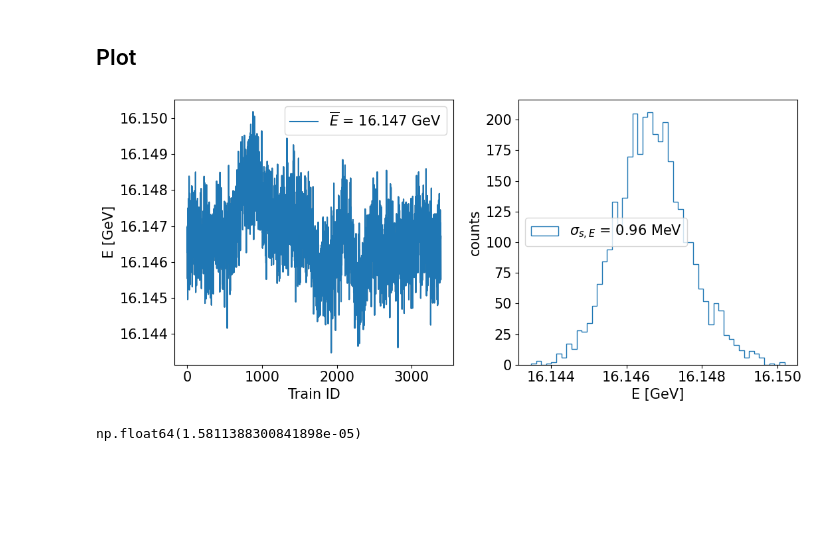
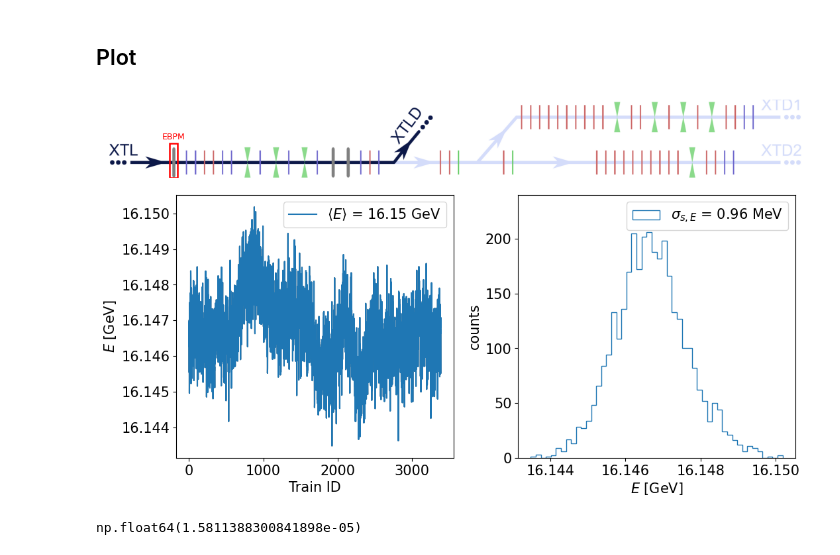
Before and after one commit to MarinDeniaud/luxe-backgrounds, a Jupyter notebook: 06_analysis/jupyter_notebooks/06_EUXFEL_Energy.ipynb, the cells around one changed output. Drawn from its saved outputs; the diff is of its cells as text; code cells hidden in the pictures; blank space fills up the shorter version.

```diff
--- a/06_analysis/jupyter_notebooks/06_EUXFEL_Energy.ipynb
+++ b/06_analysis/jupyter_notebooks/06_EUXFEL_Energy.ipynb
@@ -16,7 +19,7 @@ initializing ocelot...
 # %% [markdown]
 ### Date and save prefix
 # %%
-date = "2026_06_02"
+date = "2026_07_07"
 save_name_prefix = "jupyter_notebooks/plots/EUXFEL/Energy/" + date + "_EuXFEL_plot"
 # %% [markdown]
 ### Load file
@@ -36,30 +39,41 @@ def plotOneHist(ax, df_reduced, coord='X', label="x", unit=r"$\rm \mu m$", minCu
     ax.hist(X_cut, bins=nbins, histtype='step', color='C0',
             label=r"$\sigma_{{s,{}}}$ = {:.2f} {}".format(label, _np.std(X_cut* 1e3), 'MeV'))
     ax.set_ylabel("counts")
-    ax.set_xlabel("{} [{}]".format(label, unit))
+    ax.set_xlabel(r"${}$ [{}]".format(label, unit))
     ax.legend()
+    ax.set_ylim([0, 240])
+
+def addDrawing(axes=[0, 0.9, 1, 0.23]):
+    img = convert_from_path("../../../Drawings/XS1_diag_XTLD.pdf", dpi=300)[0]
+    arrow_xy=[235, 172, 30, 135]
+    ax_pdf = _plt.gcf().add_axes(axes)
+    ax_pdf.imshow(img)
+    ax_pdf.axis('off')
+    arrow = _patch.Rectangle((arrow_xy[0], arrow_xy[1]), arrow_xy[2], arrow_xy[3], lw=1.8, fill=False, color='r')
+    ax_pdf.add_patch(arrow)
+    ax_pdf.text(arrow_xy[0]+arrow_xy[2]/2, arrow_xy[1]-9, 'EBPM', color='r', ha='center', va='bottom', fontsize=9)
 # %%
-import matplotlib.ticker as mtick
 minCut=None
 maxCut=None
 df_reduced = BPMData.reduceDFbyBPMTrainBunchByIndex(bpms="BPMA.1873.TL", trains=None, bunches=91)
 xlabel = 'Train ID'
 slist = df_reduced.index.get_level_values('TrainID')
 slist -= slist[0]
 
 fig = _plt.figure(figsize=[11, 5])
 gs = fig.add_gridspec(1, 2)
 ax_left = fig.add_subplot(gs[0, 0])
 ax_left.yaxis.set_major_formatter(mtick.ScalarFormatter(useOffset=False))
 ax_right = fig.add_subplot(gs[0, 1])
 ax_right.xaxis.set_major_formatter(mtick.ScalarFormatter(useOffset=False))
 
 plotXFELdata.plotOneAlong(ax_left, df_reduced, slist, xlabel, coord='E', label="E", unit='GeV', minCut=minCut, maxCut=maxCut)
 plotOneHist(ax_right, df_reduced, coord='E', label="E", unit='GeV', minCut=minCut, maxCut=maxCut)
+addDrawing(axes=[0.03, 1, 0.95, 0.25])
 _plt.tight_layout()
 _plt.savefig("{}_Energy_per_train.pdf".format(save_name_prefix), dpi=300, bbox_inches='tight')
 # %% [output]
-[figure, old version]
+[figure, new version]
 # %%
 E0 = 16100 #MeV
 Dx = 0.4 #m
```
Also changed, not shown: parts of 5 cells of this notebook, 6 other files.
